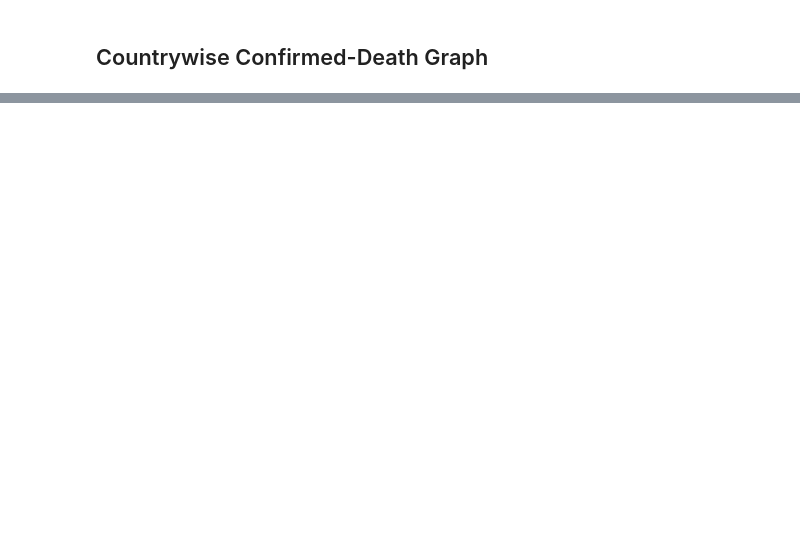
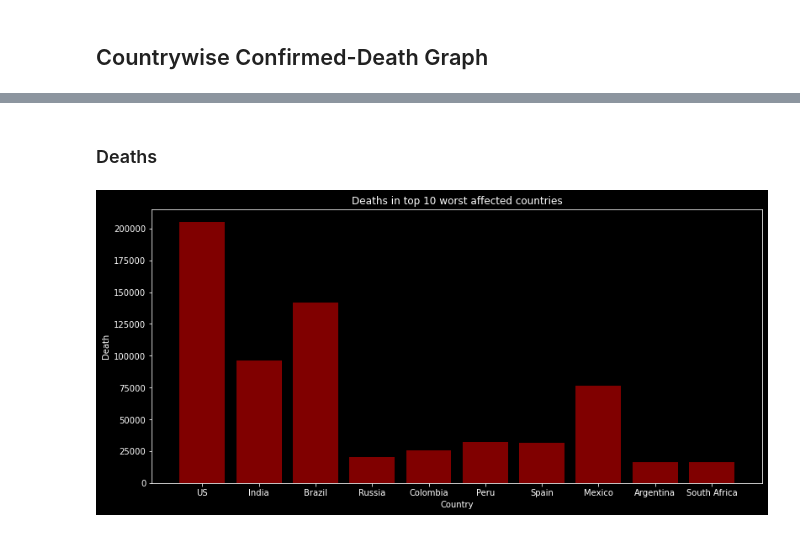
Before and after one commit to Aparna-U-Nair/COVID-19-Dashboard, a Jupyter notebook: Covid_Dashboard.ipynb, the cells around one changed output, grey strips where cells are left out. Cells and saved outputs as stored; diff of their text form; code cells hidden in the pictures; blank space fills up the shorter version.

```diff
--- a/Covid_Dashboard.ipynb
+++ b/Covid_Dashboard.ipynb
@@ -226 +224,15 @@ px.bar(
+# %% [markdown]
+### Deaths
+# %%
+#Bar chart for deaths cases in worst affected countries
+fig2 = plt.figure(figsize = (13, 6))
+plt.bar(sorted_country.head(10)["country"], sorted_country.head(10)["deaths"], color ='maroon',
+        width = 0.8)
+
+plt.xlabel("Country")
+plt.ylabel("Death")
+plt.title("Deaths in top 10 worst affected countries")
+plt.show()
+# %% [output]
+[figure, added]
 # %%
```
Also changed, not shown: parts of 24 cells of this notebook.
